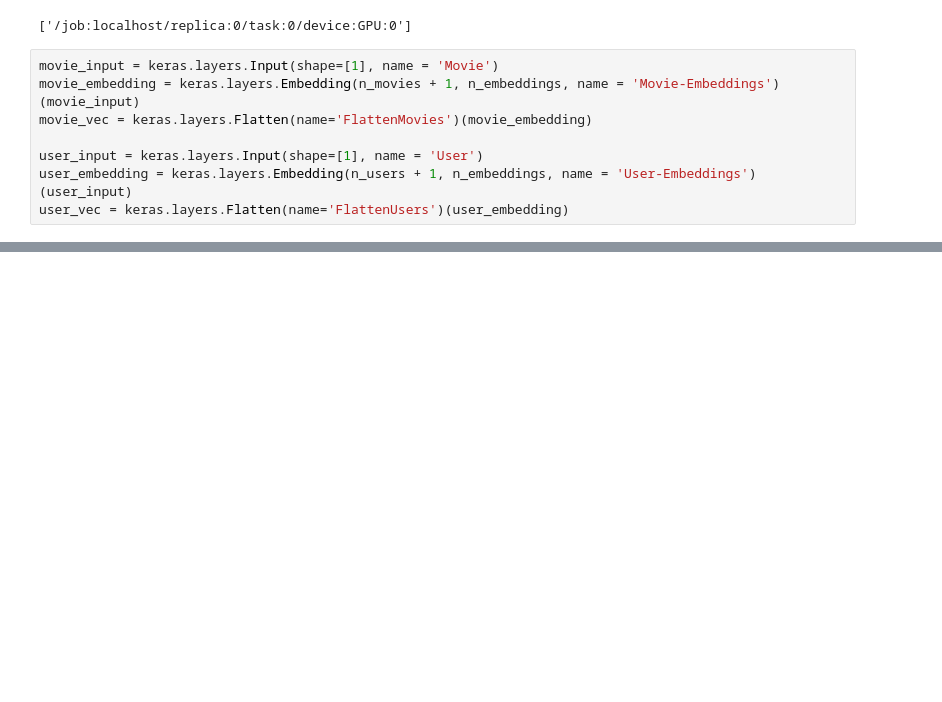
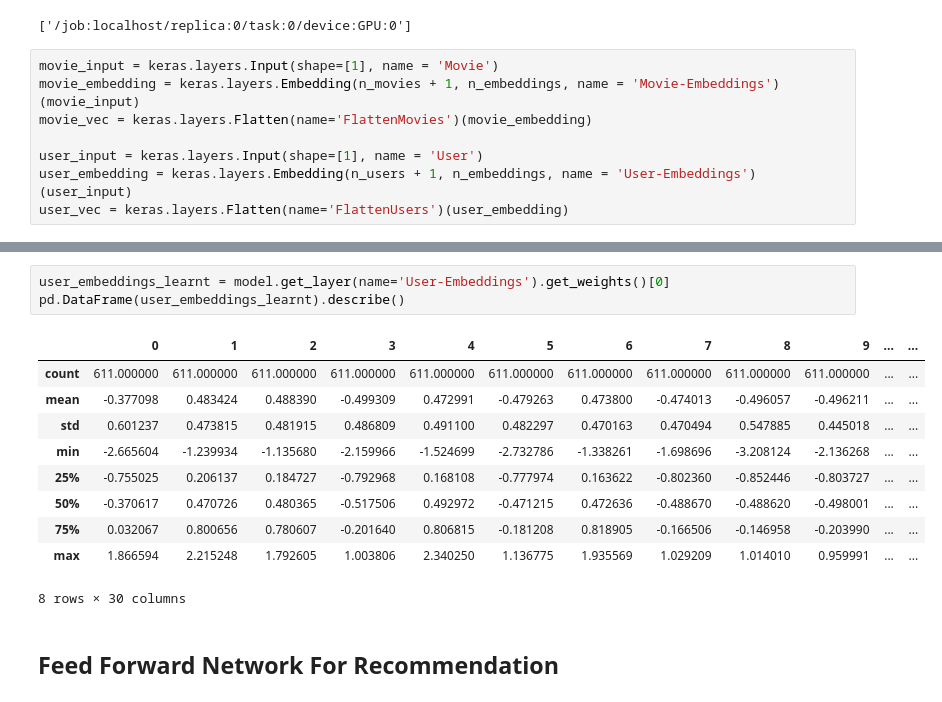
Before and after one commit to aryancodify/PyDeepLearning, a Jupyter notebook: movie_recommendation/collaborative_filtering.ipynb, the cells around one changed output, grey strips where cells are left out. Cells and saved outputs as stored; diff of their text form; blank space fills up the shorter version.

```diff
--- a/movie_recommendation/collaborative_filtering.ipynb
+++ b/movie_recommendation/collaborative_filtering.ipynb
@@ -92,0 +178,16 @@ model.compile('adam', 'mean_squared_error')
+# %%
+user_embeddings_learnt = model.get_layer(name='User-Embeddings').get_weights()[0]
+pd.DataFrame(user_embeddings_learnt).describe()
+# %% [output]
+|  | 0 | 1 | 2 | 3 | 4 | 5 | 6 | 7 | 8 | 9 | ... | ... |
+| count | 611.000000 | 611.000000 | 611.000000 | 611.000000 | 611.000000 | 611.000000 | 611.000000 | 611.000000 | 611.000000 | 611.000000 | ... | ... |
+| mean | -0.377098 | 0.483424 | 0.488390 | -0.499309 | 0.472991 | -0.479263 | 0.473800 | -0.474013 | -0.496057 | -0.496211 | ... | ... |
+| std | 0.601237 | 0.473815 | 0.481915 | 0.486809 | 0.491100 | 0.482297 | 0.470163 | 0.470494 | 0.547885 | 0.445018 | ... | ... |
+| min | -2.665604 | -1.239934 | -1.135680 | -2.159966 | -1.524699 | -2.732786 | -1.338261 | -1.698696 | -3.208124 | -2.136268 | ... | ... |
+| 25% | -0.755025 | 0.206137 | 0.184727 | -0.792968 | 0.168108 | -0.777974 | 0.163622 | -0.802360 | -0.852446 | -0.803727 | ... | ... |
+| 50% | -0.370617 | 0.470726 | 0.480365 | -0.517506 | 0.492972 | -0.471215 | 0.472636 | -0.488670 | -0.488620 | -0.498001 | ... | ... |
+| 75% | 0.032067 | 0.800656 | 0.780607 | -0.201640 | 0.806815 | -0.181208 | 0.818905 | -0.166506 | -0.146958 | -0.203990 | ... | ... |
+| max | 1.866594 | 2.215248 | 1.792605 | 1.003806 | 2.340250 | 1.136775 | 1.935569 | 1.029209 | 1.014010 | 0.959991 | ... | ... |
+8 rows × 30 columns
+# %% [markdown]
+## Feed Forward Network For Recommendation
```
Also changed, not shown: parts of 27 cells of this notebook, 1 other file.
